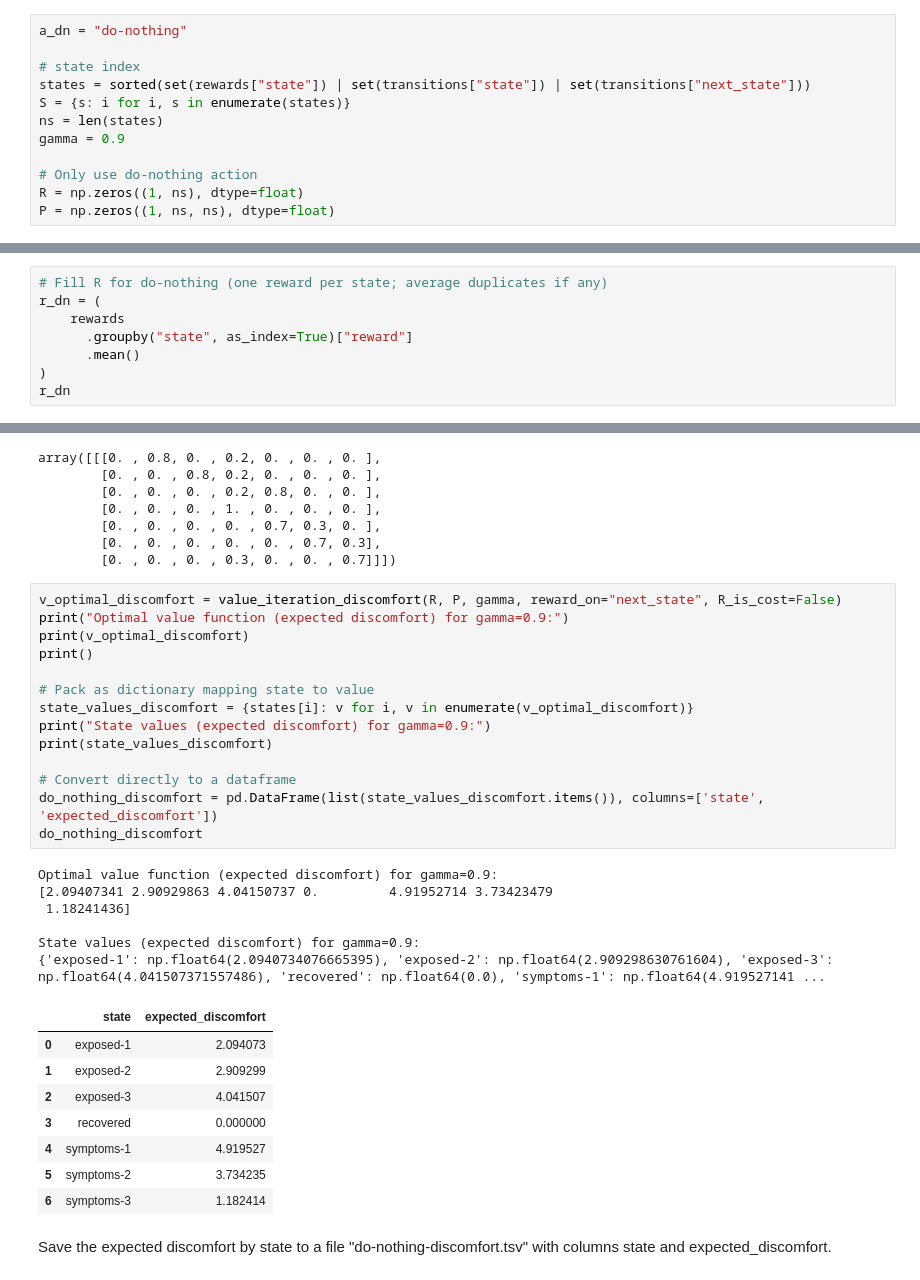
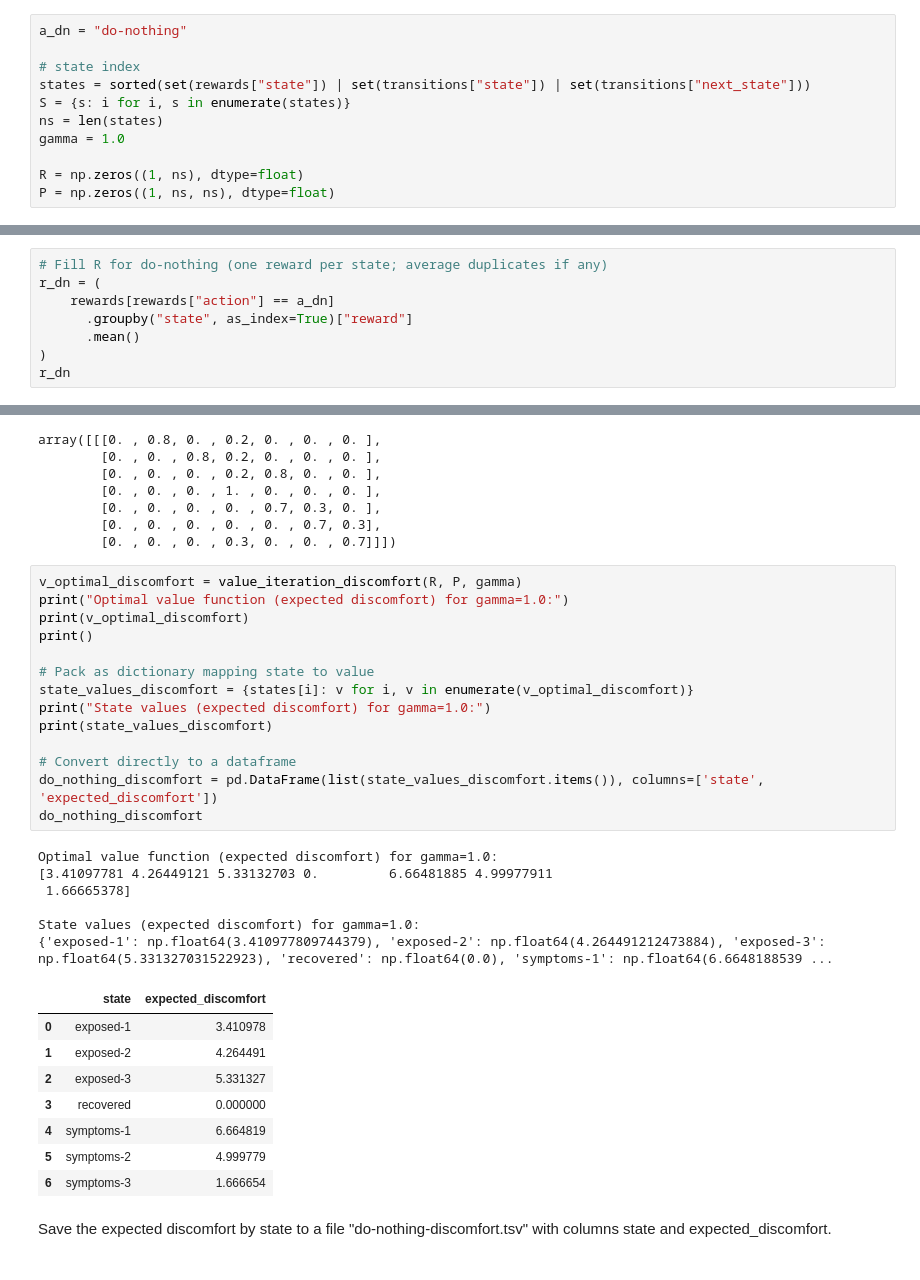
Before and after one commit to cfornesa/dx704-project-06, a Jupyter notebook: project.ipynb, the cells around one changed output, grey strips where cells are left out. Saved outputs shown, nothing was run; the diff lists cells and outputs as text.

Commit message:
Problem 1 - Correct + Next Step Details

```diff
--- a/project.ipynb
+++ b/project.ipynb
@@ -166,9 +209,8 @@ a_dn = "do-nothing"
 states = sorted(set(rewards["state"]) | set(transitions["state"]) | set(transitions["next_state"]))
 S = {s: i for i, s in enumerate(states)}
 ns = len(states)
-gamma = 0.9
+gamma = 1.0
 
-# Only use do-nothing action
 R = np.zeros((1, ns), dtype=float)
 P = np.zeros((1, ns, ns), dtype=float)
 # %%
@@ -188,7 +250,7 @@ array([[[0., 0., 0., 0., 0., 0., 0.],
 # %%
 # Fill R for do-nothing (one reward per state; average duplicates if any)
 r_dn = (
-    rewards
+    rewards[rewards["action"] == a_dn]
       .groupby("state", as_index=True)["reward"]
       .mean()
 )
@@ -292,34 +354,34 @@ array([[[0. , 0.8, 0. , 0.2, 0. , 0. , 0. ],
         [0. , 0. , 0. , 0. , 0. , 0.7, 0.3],
         [0. , 0. , 0. , 0.3, 0. , 0. , 0.7]]])
 # %%
-v_optimal_discomfort = value_iteration_discomfort(R, P, gamma, reward_on="next_state", R_is_cost=False)
-print("Optimal value function (expected discomfort) for gamma=0.9:")
+v_optimal_discomfort = value_iteration_discomfort(R, P, gamma)
+print("Optimal value function (expected discomfort) for gamma=1.0:")
 print(v_optimal_discomfort)
 print()
 
 # Pack as dictionary mapping state to value
 state_values_discomfort = {states[i]: v for i, v in enumerate(v_optimal_discomfort)}
-print("State values (expected discomfort) for gamma=0.9:")
+print("State values (expected discomfort) for gamma=1.0:")
 print(state_values_discomfort)
 
 # Convert directly to a dataframe
 do_nothing_discomfort = pd.DataFrame(list(state_values_discomfort.items()), columns=['state', 'expected_discomfort'])
 do_nothing_discomfort
 # %% [output]
-Optimal value function (expected discomfort) for gamma=0.9:
-[2.09407341 2.90929863 4.04150737 0.         4.91952714 3.73423479
- 1.18241436]
+Optimal value function (expected discomfort) for gamma=1.0:
+[3.41097781 4.26449121 5.33132703 0.         6.66481885 4.99977911
+ 1.66665378]
 
-State values (expected discomfort) for gamma=0.9:
-{'exposed-1': np.float64(2.0940734076665395), 'exposed-2': np.float64(2.909298630761604), 'exposed-3': np.float64(4.041507371557486), 'recovered': np.float64(0.0), 'symptoms-1': np.float64(4.919527141 ...
+State values (expected discomfort) for gamma=1.0:
+{'exposed-1': np.float64(3.410977809744379), 'exposed-2': np.float64(4.264491212473884), 'exposed-3': np.float64(5.331327031522923), 'recovered': np.float64(0.0), 'symptoms-1': np.float64(6.6648188539 ...
 |  | state | expected_discomfort |
-| 0 | exposed-1 | 2.094073 |
-| 1 | exposed-2 | 2.909299 |
-| 2 | exposed-3 | 4.041507 |
+| 0 | exposed-1 | 3.410978 |
+| 1 | exposed-2 | 4.264491 |
+| 2 | exposed-3 | 5.331327 |
 | 3 | recovered | 0.000000 |
-| 4 | symptoms-1 | 4.919527 |
-| 5 | symptoms-2 | 3.734235 |
-| 6 | symptoms-3 | 1.182414 |
+| 4 | symptoms-1 | 6.664819 |
+| 5 | symptoms-2 | 4.999779 |
+| 6 | symptoms-3 | 1.666654 |
 # %% [markdown]
 Save the expected discomfort by state to a file "do-nothing-discomfort.tsv" with columns state and expected_discomfort.
 # %%
```
Also changed, not shown: parts of 11 cells of this notebook, 1 other file.
